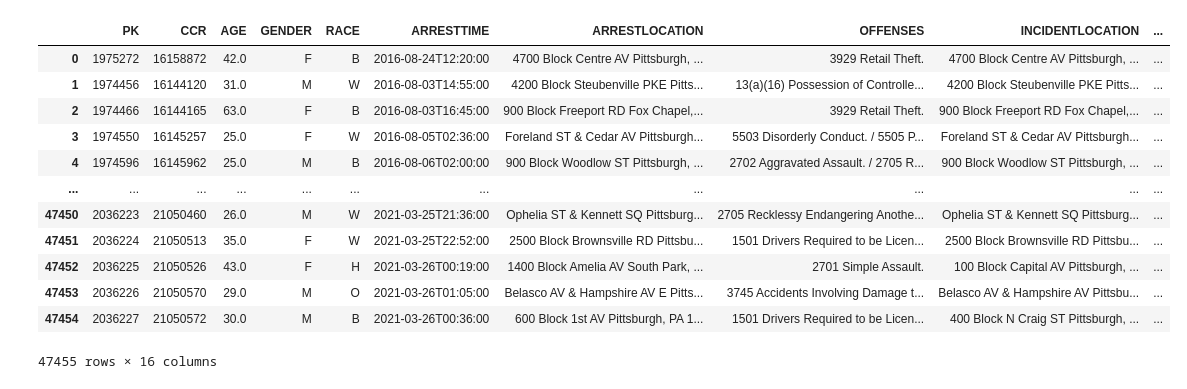
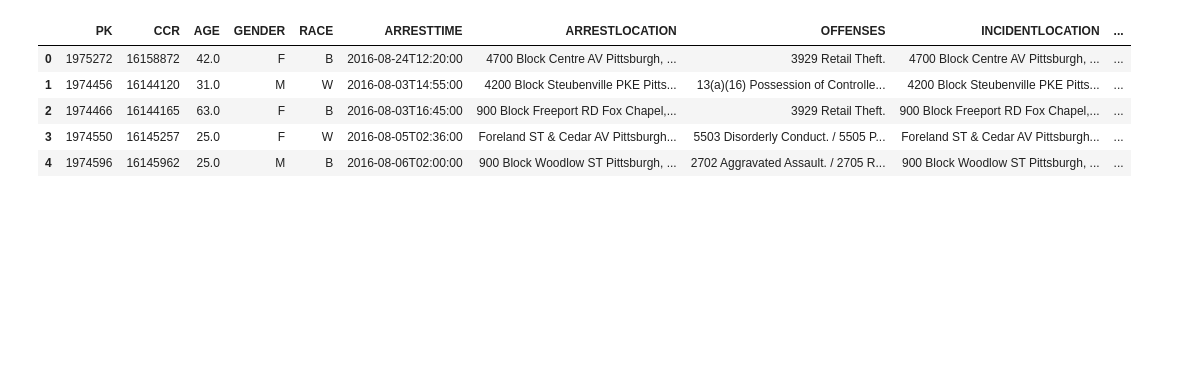
Before and after one commit to GrayCleric4/Final-Project, a Jupyter notebook: Gray'sData.ipynb, the cells around one changed output. Saved outputs shown, nothing was run; the diff lists cells and outputs as text; code cells hidden in the pictures; blank space fills up the shorter version.

Commit message:
Another commit

```diff
--- a/Gray'sData.ipynb
+++ b/Gray'sData.ipynb
@@ -8,18 +11,11 @@ import matplotlib.pyplot as plt
 # %%
 arrest_pandas = pd.read_csv("ArrestData.csv")
 
-arrest_pandas
+arrest_pandas.head()
 # %% [output]
 |  | PK | CCR | AGE | GENDER | RACE | ARRESTTIME | ARRESTLOCATION | OFFENSES | INCIDENTLOCATION | ... |
 | 0 | 1975272 | 16158872 | 42.0 | F | B | 2016-08-24T12:20:00 | 4700 Block Centre AV Pittsburgh, ... | 3929 Retail Theft. | 4700 Block Centre AV Pittsburgh, ... | ... |
 | 1 | 1974456 | 16144120 | 31.0 | M | W | 2016-08-03T14:55:00 | 4200 Block Steubenville PKE Pitts... | 13(a)(16) Possession of Controlle... | 4200 Block Steubenville PKE Pitts... | ... |
 | 2 | 1974466 | 16144165 | 63.0 | F | B | 2016-08-03T16:45:00 | 900 Block Freeport RD Fox Chapel,... | 3929 Retail Theft. | 900 Block Freeport RD Fox Chapel,... | ... |
 | 3 | 1974550 | 16145257 | 25.0 | F | W | 2016-08-05T02:36:00 | Foreland ST & Cedar AV Pittsburgh... | 5503 Disorderly Conduct. / 5505 P... | Foreland ST & Cedar AV Pittsburgh... | ... |
 | 4 | 1974596 | 16145962 | 25.0 | M | B | 2016-08-06T02:00:00 | 900 Block Woodlow ST Pittsburgh, ... | 2702 Aggravated Assault. / 2705 R... | 900 Block Woodlow ST Pittsburgh, ... | ... |
-| ... | ... | ... | ... | ... | ... | ... | ... | ... | ... | ... |
-| 47450 | 2036223 | 21050460 | 26.0 | M | W | 2021-03-25T21:36:00 | Ophelia ST & Kennett SQ Pittsburg... | 2705 Recklessy Endangering Anothe... | Ophelia ST & Kennett SQ Pittsburg... | ... |
-| 47451 | 2036224 | 21050513 | 35.0 | F | W | 2021-03-25T22:52:00 | 2500 Block Brownsville RD Pittsbu... | 1501 Drivers Required to be Licen... | 2500 Block Brownsville RD Pittsbu... | ... |
-| 47452 | 2036225 | 21050526 | 43.0 | F | H | 2021-03-26T00:19:00 | 1400 Block Amelia AV South Park, ... | 2701 Simple Assault. | 100 Block Capital AV Pittsburgh, ... | ... |
-| 47453 | 2036226 | 21050570 | 29.0 | M | O | 2021-03-26T01:05:00 | Belasco AV & Hampshire AV E Pitts... | 3745 Accidents Involving Damage t... | Belasco AV & Hampshire AV Pittsbu... | ... |
-| 47454 | 2036227 | 21050572 | 30.0 | M | B | 2021-03-26T00:36:00 | 600 Block 1st AV Pittsburgh, PA 1... | 1501 Drivers Required to be Licen... | 400 Block N Craig ST Pittsburgh, ... | ... |
-47455 rows × 16 columns
```
Also changed, not shown: parts of 6 cells of this notebook, 1 other file.
